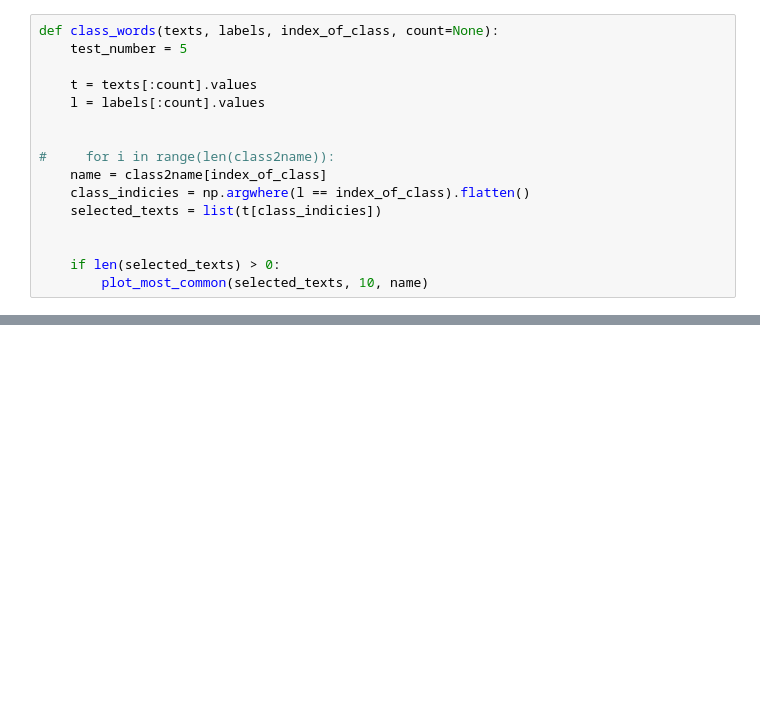
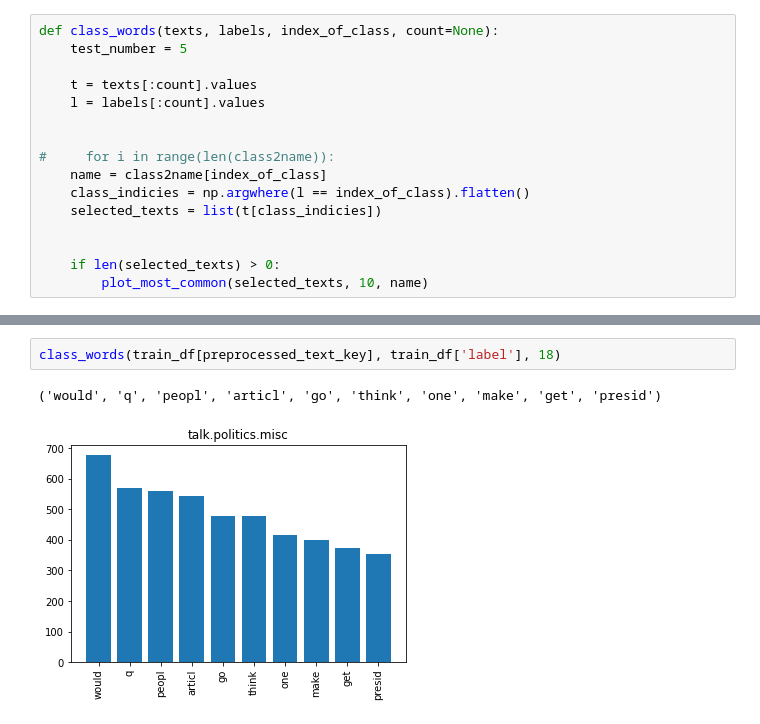
Before and after one commit to pro0255/NLP_Sentiment_analysis, a Jupyter notebook: 20_news_group_analysis.ipynb, the cells around one changed output, grey strips where cells are left out. Saved outputs shown, nothing was run; the diff lists cells and outputs as text; blank space fills up the shorter version.

```diff
--- a/20_news_group_analysis.ipynb
+++ b/20_news_group_analysis.ipynb
@@ -350,0 +351,5 @@ class_words(train_df[preprocessed_text_key], train_df['label'], 17)
+# %%
+class_words(train_df[preprocessed_text_key], train_df['label'], 18)
+# %% [output]
+('would', 'q', 'peopl', 'articl', 'go', 'think', 'one', 'make', 'get', 'presid')
+[figure, added]
```
Also changed, not shown: parts of 65 cells of this notebook.
